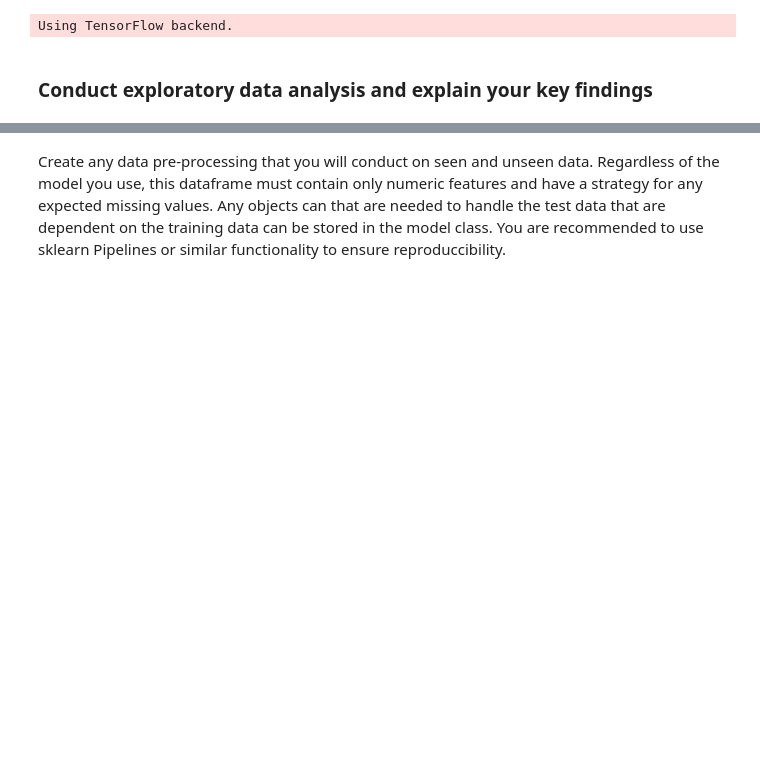
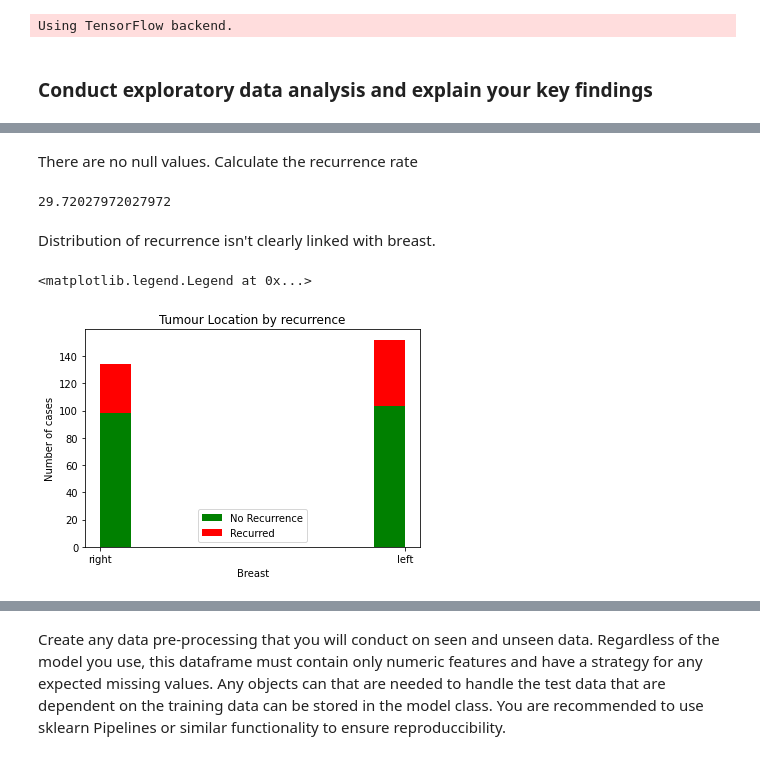
Before and after one commit to agreenhalgh/deep-learning-training, a Jupyter notebook: Task_template_name_module.ipynb, the cells around one changed output, grey strips where cells are left out. Saved outputs shown, nothing was run; the diff lists cells and outputs as text; code cells hidden in the pictures; blank space fills up the shorter version.

```diff
--- a/Task_template_name_module.ipynb
+++ b/Task_template_name_module.ipynb
@@ -37,0 +87,22 @@ raw_data = import_local_data(local_file_path)
+# %% [markdown]
+There are no null values. Calculate the recurrence rate
+# %%
+
+recurrence = raw_data['Class'].value_counts()
+recurrence['recurrence-events']/recurrence.sum()*100
+# %% [output]
+29.72027972027972
+# %% [markdown]
+Distribution of recurrence isn't clearly linked with breast.
+# %%
+import matplotlib.pyplot as plt
+%matplotlib inline
+plt.hist(x = [raw_data[raw_data['Class']=='no-recurrence-events']['breast'], raw_data[raw_data['Class']=='recurrence-events']['breast']],
+         stacked=True, color = ['g','r'],label = ['No Recurrence','Recurred'])
+plt.title('Tumour Location by recurrence')
+plt.xlabel('Breast')
+plt.ylabel('Number of cases')
+plt.legend()
+# %% [output]
+<matplotlib.legend.Legend at 0x...>
+[figure, added]
```
Also changed, not shown: parts of 23 cells of this notebook.
